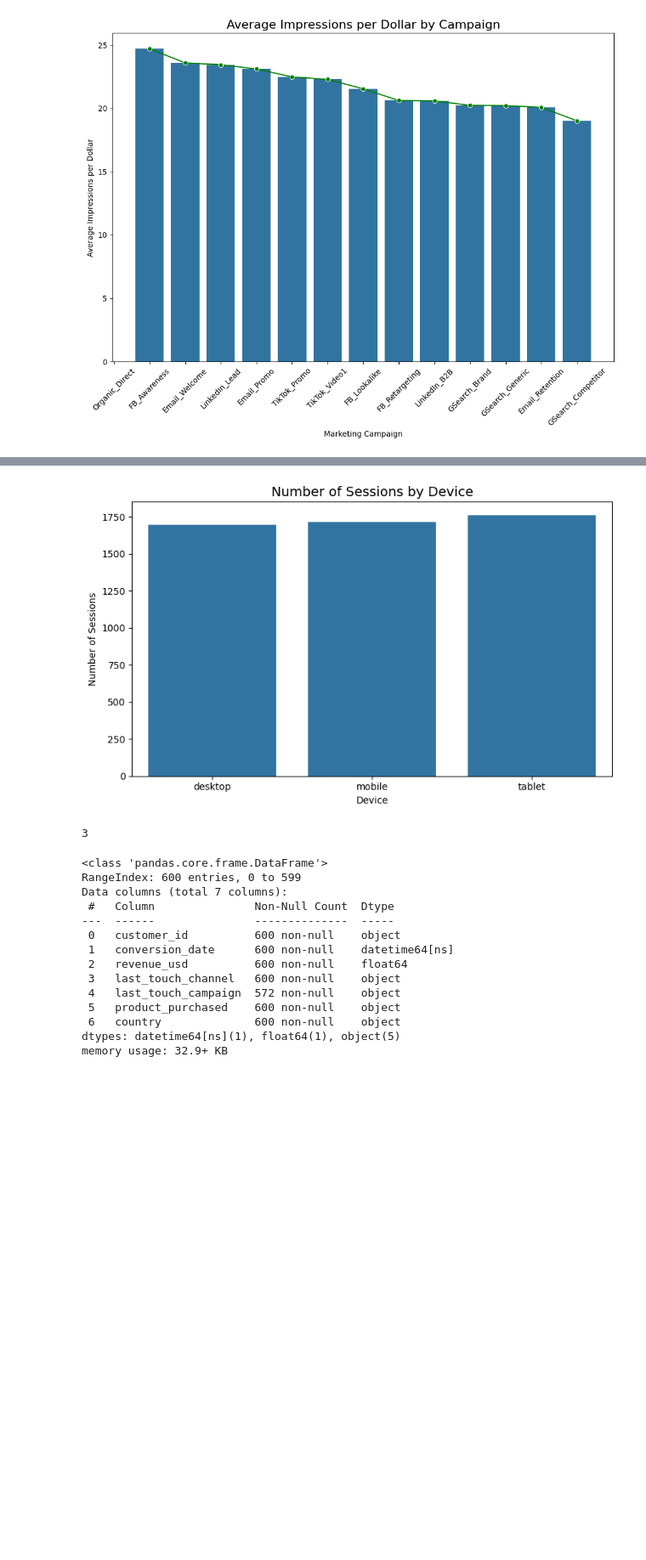
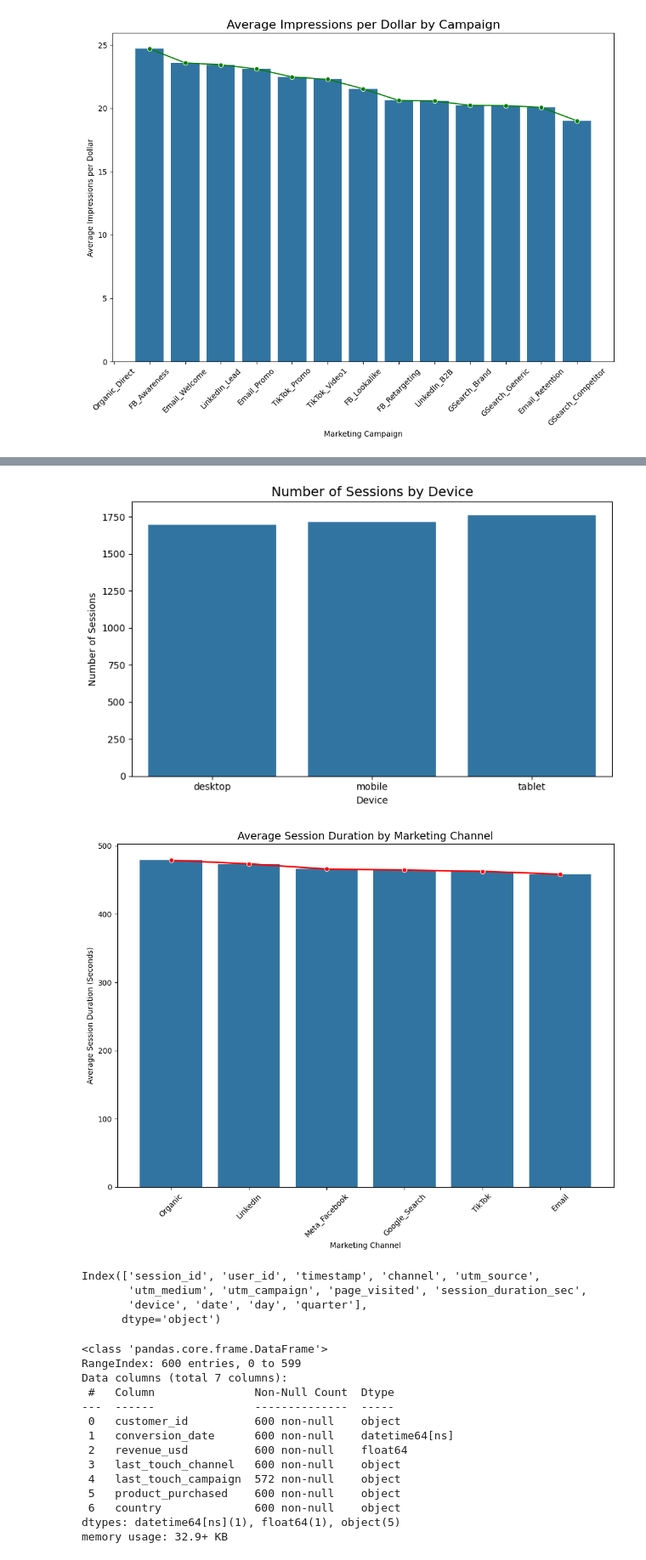
Before and after one commit to banerjee109/Infotact-Data-Team-2, a Jupyter notebook: Assignmenet_1_Roughbook.ipynb, the cells around one changed output, grey strips where cells are left out. Shown at 85% size. Cells and saved outputs as stored; diff of their text form; code cells hidden in the pictures; blank space fills up the shorter version.

Commit message:
Created  bar chart to assess channelwise mean session duaration and trendline to compare them

```diff
--- a/Assignmenet_1_Roughbook.ipynb
+++ b/Assignmenet_1_Roughbook.ipynb
@@ -445,34 +445,48 @@ first_touch_attribution.head(3)
 ##1-->Sessions per device
 plt.figure(figsize=(8,5))
 sns.countplot(data=web_log_df,x="device")
 plt.title("Number of Sessions by Device", fontsize=14)
 plt.xlabel("Device")
 plt.ylabel("Number of Sessions")
 plt.tight_layout()
 plt.show()
 ##2-->Average session duration by channel
+avg_session_duration = (web_log_df.groupby("channel")["session_duration_sec"].mean().sort_values(ascending=False).reset_index())
+plt.figure(figsize=(10,8))
+sns.barplot(data=avg_session_duration,x="channel",y="session_duration_sec")
+sns.lineplot(data=avg_session_duration,x="channel",y="session_duration_sec",color="red",marker="o",linewidth=2)
+plt.title("Average Session Duration by Marketing Channel", fontsize=14)
+plt.xlabel("Marketing Channel")
+plt.ylabel("Average Session Duration (Seconds)")
+plt.xticks(rotation=45)
+plt.tight_layout()
+plt.show()
 # %% [output]
 <class 'pandas.core.frame.DataFrame'>
 RangeIndex: 6034 entries, 0 to 6033
 Data columns (total 11 columns):
  #   Column                Non-Null Count  Dtype
 ---  ------                --------------  -----
  0   session_id            6034 non-null   object
  1   user_id               6034 non-null   object
  2   timestamp             6034 non-null   object
  3   channel               6034 non-null   object
  4   utm_source            5434 non-null   object
  5   utm_medium            6034 non-null   object
  6   utm_campaign          5735 non-null   object
  7   page_visited          6034 non-null   object
  8   session_duration_sec  6034 non-null   int64
  9   device                6034 non-null   object
  10  date                  6034 non-null   datetime64[ns]
 dtypes: datetime64[ns](1), int64(1), object(9)
 memory usage: 518.7+ KB
 Average time spent is 1.9097962808687043 more than average time spent for the first time interaction
 [figure]
+[figure, added]
-3
+Index(['session_id', 'user_id', 'timestamp', 'channel', 'utm_source',
+       'utm_medium', 'utm_campaign', 'page_visited', 'session_duration_sec',
+       'device', 'date', 'day', 'quarter'],
+      dtype='object')
 # %%
 import pandas as pd
 crm_df=pd.read_csv("crm_conversion_data.csv")
```
